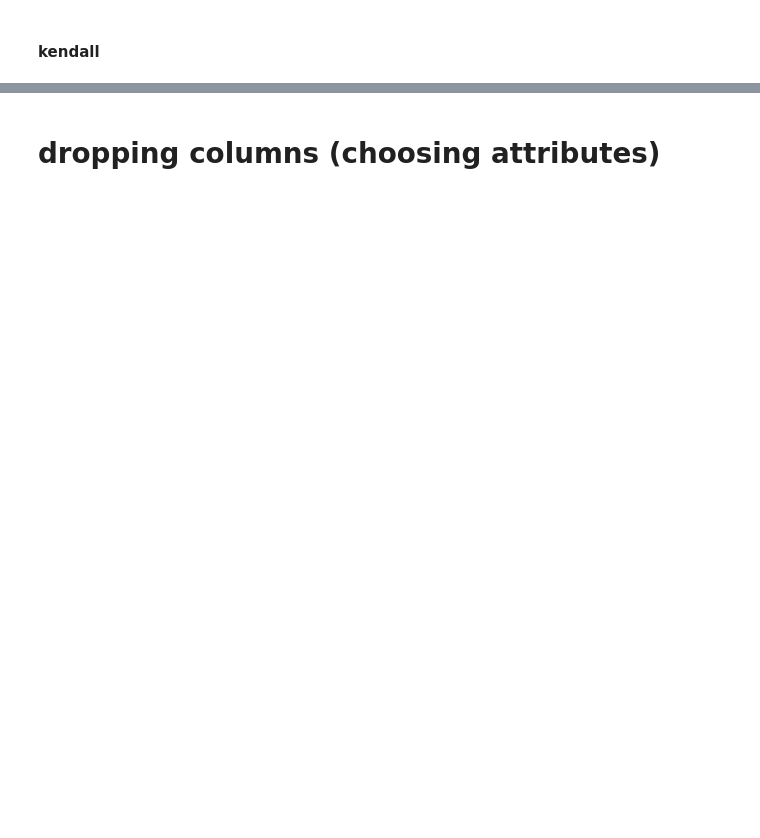
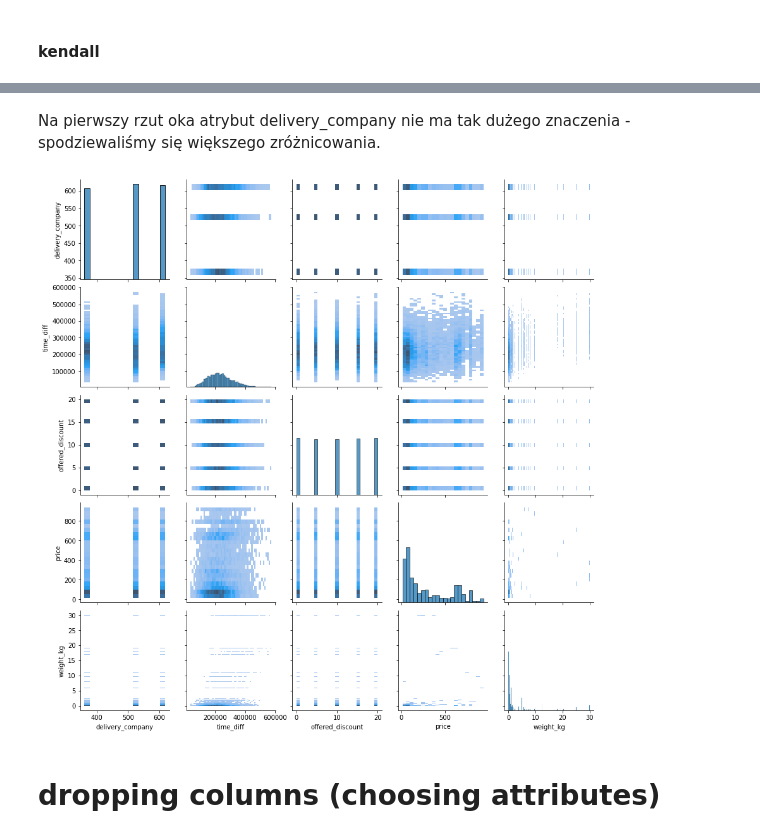
Before and after one commit to milosz-l/delivery-time, a Jupyter notebook: data_analysis.ipynb, the cells around one changed output, grey strips where cells are left out. Cells and saved outputs as stored; diff of their text form; code cells hidden in the pictures; blank space fills up the shorter version.

```diff
--- a/data_analysis.ipynb
+++ b/data_analysis.ipynb
@@ -289,2 +326,11 @@ if MAKE_PLOTS:
+# %% [markdown]
+Na pierwszy rzut oka atrybut delivery_company nie ma tak dużego znaczenia - spodziewaliśmy się większego zróżnicowania.
+# %%
+if MAKE_PLOTS and MAKE_PAIRPLOT:
+    columns_to_drop_for_pairplot = ['purchase_id', 'session_id', 'user_id', 'product_id']
+    df_for_pairplot = df.drop(columns=columns_to_drop_for_pairplot)
+    g = sns.pairplot(df_for_pairplot, kind='hist')
+# %% [output]
+[figure, added]
 # %% [markdown]
 # dropping columns (choosing attributes)
```
Also changed, not shown: parts of 21 cells of this notebook.
